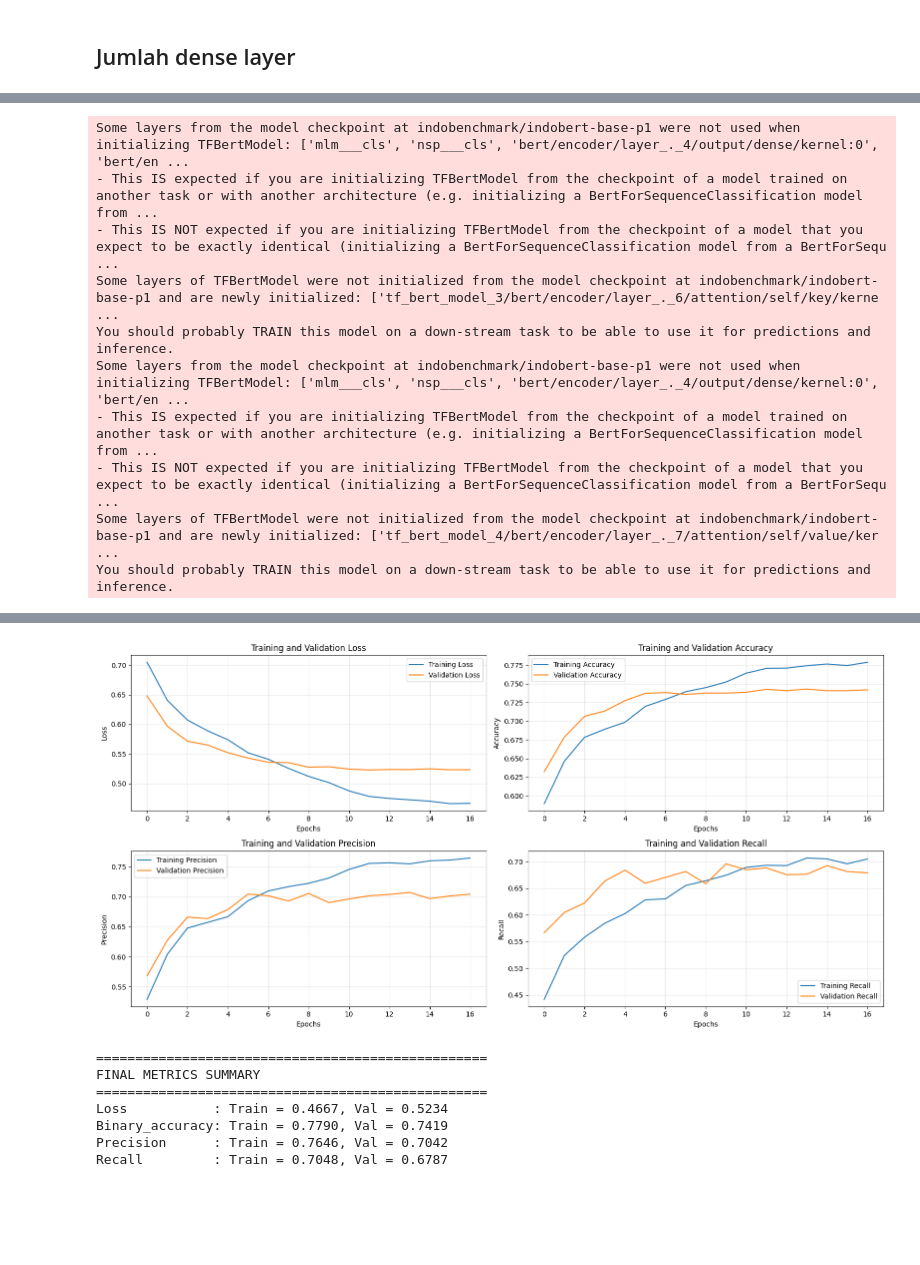
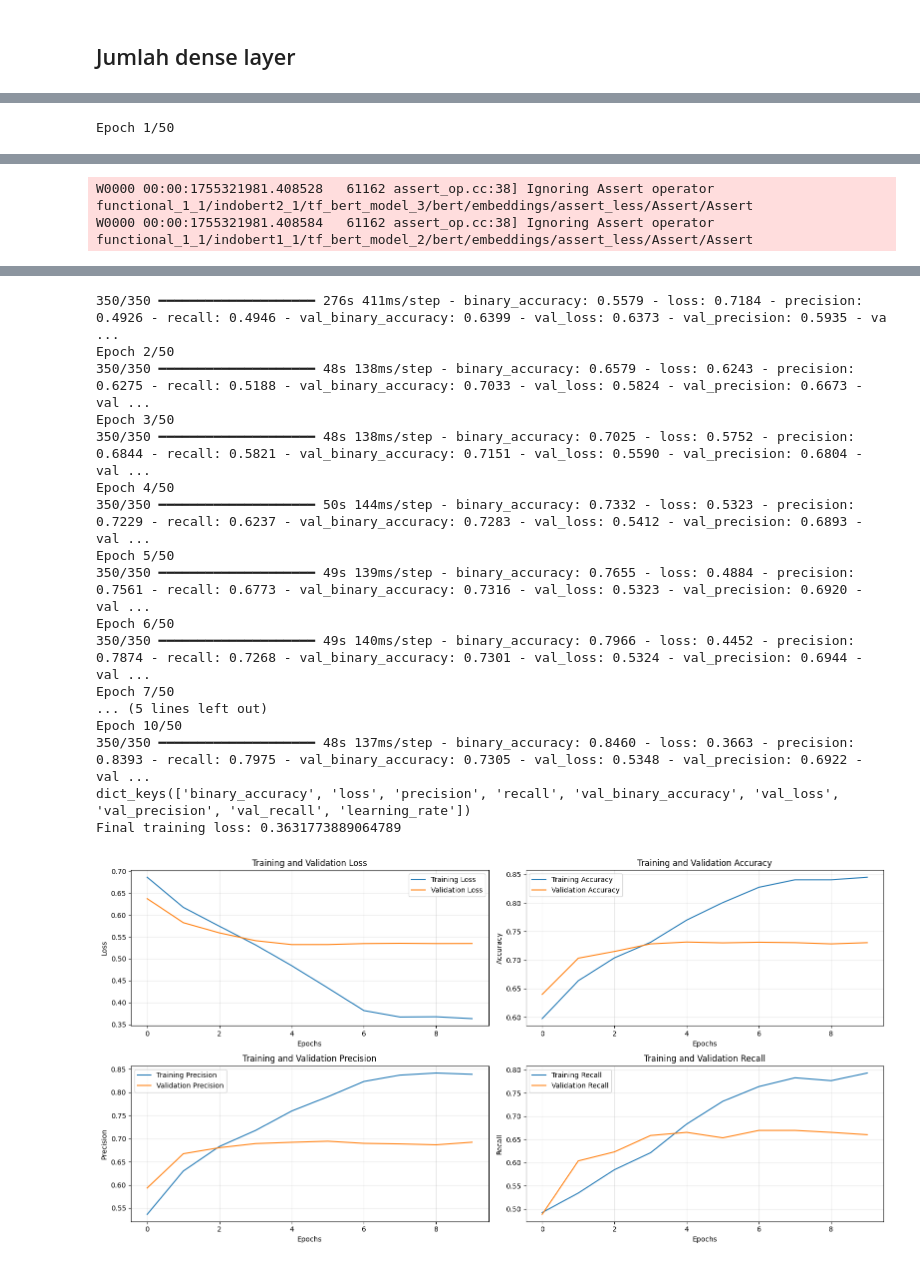
Before and after one commit to Sadrian69/Skripsi, a Jupyter notebook: tests.ipynb, the cells around one changed output, grey strips where cells are left out. Cells and saved outputs as stored; diff of their text form; code cells hidden in the pictures; blank space fills up the shorter version.

```diff
--- a/tests.ipynb
+++ b/tests.ipynb
@@ -1615,6 +1891,7 @@ Recall         : Train = 0.4537, Val = 0.5231
 ## Jumlah dense layer
 # %%
 def makemodel(output_bias=None):
+    # Text using IndoBertp1
     ids1 = tf.keras.layers.Input(shape=(32,), dtype=tf.int32, name="title")
     att1 = tf.keras.layers.Input(shape=(32,), dtype=tf.int32, name="titlemask")
     ids2 = tf.keras.layers.Input(shape=(128,), dtype=tf.int32, name="content")
@@ -1626,12 +1903,8 @@ def makemodel(output_bias=None):
     title = indobert1([ids1, att1])
     content = indobert2([ids2, att2])
 
+    # Image using EfficientNetV2s
     img1 = tf.keras.layers.Input(shape=(224,224,3), dtype=tf.uint8, name="image")
-
-    img_aug = tf.keras.layers.RandomRotation(0.2)(img1)
-    img_aug = tf.keras.layers.RandomTranslation(0.1, 0.1)(img_aug)
-    img_aug = tf.keras.layers.RandomFlip('horizontal')(img_aug)
-    img_aug = tf.keras.layers.RandomContrast(0.2)(img_aug)
 
     effi = EfficientNetV2B0(
         include_top = False,
@@ -1639,7 +1912,7 @@ def makemodel(output_bias=None):
         input_shape = (224,224,3),
         pooling = 'max'
     )
-    image = effi(img_aug)
+    image = effi(img1)
 
     fin = tf.keras.layers.concatenate([title, content, image])
     fin = tf.keras.layers.BatchNormalization()(fin)
@@ -1775,4 +2048,13 @@ for metric in metrics_to_show:
             print(f", Val = {val_val:.4f}")
         else:
             print()
+
+
+y_pred = moreDense.predict(dataVal)
+y_pred_binary = (y_pred > 0.5).astype(int)
+from sklearn.metrics import classification_report
+y_val = np.concatenate([y for _, y in dataVal.as_numpy_iterator()])
+print(classification_report(y_val, y_pred_binary,
+                           target_names=['Class_0', 'Class_1'],
+                           digits = 4))
 # %% [output]
@@ -1814,5 +2155,6 @@ Recall         : Train = 0.6315, Val = 0.6888
 # %%
 def makemodel(output_bias=None):
+    # Text using IndoBertp1
     ids1 = tf.keras.layers.Input(shape=(32,), dtype=tf.int32, name="title")
     att1 = tf.keras.layers.Input(shape=(32,), dtype=tf.int32, name="titlemask")
     ids2 = tf.keras.layers.Input(shape=(128,), dtype=tf.int32, name="content")
@@ -1824,12 +2166,8 @@ def makemodel(output_bias=None):
     title = indobert1([ids1, att1])
     content = indobert2([ids2, att2])
 
+    # Image using EfficientNetV2s
     img1 = tf.keras.layers.Input(shape=(224,224,3), dtype=tf.uint8, name="image")
-
-    img_aug = tf.keras.layers.RandomRotation(0.2)(img1)
-    img_aug = tf.keras.layers.RandomTranslation(0.1, 0.1)(img_aug)
-    img_aug = tf.keras.layers.RandomFlip('horizontal')(img_aug)
-    img_aug = tf.keras.layers.RandomContrast(0.2)(img_aug)
 
     effi = EfficientNetV2B0(
         include_top = False,
@@ -1837,7 +2175,7 @@ def makemodel(output_bias=None):
         input_shape = (224,224,3),
         pooling = 'max'
     )
-    image = effi(img_aug)
+    image = effi(img1)
 
     fin = tf.keras.layers.concatenate([title, content, image])
     fin = tf.keras.layers.BatchNormalization()(fin)
@@ -1963,14 +2301,14 @@ for metric in metrics_to_show:
             print(f", Val = {val_val:.4f}")
         else:
             print()
+
+
+y_pred = lessDense.predict(dataVal)
+y_pred_binary = (y_pred > 0.5).astype(int)
+from sklearn.metrics import classification_report
+y_val = np.concatenate([y for _, y in dataVal.as_numpy_iterator()])
+print(classification_report(y_val, y_pred_binary,
+                           target_names=['Class_0', 'Class_1'],
+                           digits = 4))
 # %% [output]
-Some layers from the model checkpoint at indobenchmark/indobert-base-p1 were not used when initializing TFBertModel: ['mlm___cls', 'nsp___cls', 'bert/encoder/layer_._4/output/dense/kernel:0', 'bert/en ...
-- This IS expected if you are initializing TFBertModel from the checkpoint of a model trained on another task or with another architecture (e.g. initializing a BertForSequenceClassification model from ...
-- This IS NOT expected if you are initializing TFBertModel from the checkpoint of a model that you expect to be exactly identical (initializing a BertForSequenceClassification model from a BertForSequ ...
-Some layers of TFBertModel were not initialized from the model checkpoint at indobenchmark/indobert-base-p1 and are newly initialized: ['tf_bert_model_3/bert/encoder/layer_._6/attention/self/key/kerne ...
-You should probably TRAIN this model on a down-stream task to be able to use it for predictions and inference.
-Some layers from the model checkpoint at indobenchmark/indobert-base-p1 were not used when initializing TFBertModel: ['mlm___cls', 'nsp___cls', 'bert/encoder/layer_._4/output/dense/kernel:0', 'bert/en ...
-- This IS expected if you are initializing TFBertModel from the checkpoint of a model trained on another task or with another architecture (e.g. initializing a BertForSequenceClassification model from ...
-- This IS NOT expected if you are initializing TFBertModel from the checkpoint of a model that you expect to be exactly identical (initializing a BertForSequenceClassification model from a BertForSequ ...
-Some layers of TFBertModel were not initialized from the model checkpoint at indobenchmark/indobert-base-p1 and are newly initialized: ['tf_bert_model_4/bert/encoder/layer_._7/attention/self/value/ker ...
-You should probably TRAIN this model on a down-stream task to be able to use it for predictions and inference.
+Epoch 1/50
@@ -1993,0 +2318,2 @@ Final training loss: 0.46669667959213257
+W0000 00:00:1755321981.408528   61162 assert_op.cc:38] Ignoring Assert operator functional_1_1/indobert2_1/tf_bert_model_3/bert/embeddings/assert_less/Assert/Assert
+W0000 00:00:1755321981.408584   61162 assert_op.cc:38] Ignoring Assert operator functional_1_1/indobert1_1/tf_bert_model_2/bert/embeddings/assert_less/Assert/Assert
@@ -1994,8 +2330,18 @@ Final training loss: 0.46669667959213257
+350/350 ━━━━━━━━━━━━━━━━━━━━ 276s 411ms/step - binary_accuracy: 0.5579 - loss: 0.7184 - precision: 0.4926 - recall: 0.4946 - val_binary_accuracy: 0.6399 - val_loss: 0.6373 - val_precision: 0.5935 - va ...
+Epoch 2/50
+350/350 ━━━━━━━━━━━━━━━━━━━━ 48s 138ms/step - binary_accuracy: 0.6579 - loss: 0.6243 - precision: 0.6275 - recall: 0.5188 - val_binary_accuracy: 0.7033 - val_loss: 0.5824 - val_precision: 0.6673 - val ...
+Epoch 3/50
+350/350 ━━━━━━━━━━━━━━━━━━━━ 48s 138ms/step - binary_accuracy: 0.7025 - loss: 0.5752 - precision: 0.6844 - recall: 0.5821 - val_binary_accuracy: 0.7151 - val_loss: 0.5590 - val_precision: 0.6804 - val ...
+Epoch 4/50
+350/350 ━━━━━━━━━━━━━━━━━━━━ 50s 144ms/step - binary_accuracy: 0.7332 - loss: 0.5323 - precision: 0.7229 - recall: 0.6237 - val_binary_accuracy: 0.7283 - val_loss: 0.5412 - val_precision: 0.6893 - val ...
+Epoch 5/50
+350/350 ━━━━━━━━━━━━━━━━━━━━ 49s 139ms/step - binary_accuracy: 0.7655 - loss: 0.4884 - precision: 0.7561 - recall: 0.6773 - val_binary_accuracy: 0.7316 - val_loss: 0.5323 - val_precision: 0.6920 - val ...
+Epoch 6/50
+350/350 ━━━━━━━━━━━━━━━━━━━━ 49s 140ms/step - binary_accuracy: 0.7966 - loss: 0.4452 - precision: 0.7874 - recall: 0.7268 - val_binary_accuracy: 0.7301 - val_loss: 0.5324 - val_precision: 0.6944 - val ...
+Epoch 7/50
+... (5 lines left out)
+Epoch 10/50
+350/350 ━━━━━━━━━━━━━━━━━━━━ 48s 137ms/step - binary_accuracy: 0.8460 - loss: 0.3663 - precision: 0.8393 - recall: 0.7975 - val_binary_accuracy: 0.7305 - val_loss: 0.5348 - val_precision: 0.6922 - val ...
+dict_keys(['binary_accuracy', 'loss', 'precision', 'recall', 'val_binary_accuracy', 'val_loss', 'val_precision', 'val_recall', 'learning_rate'])
+Final training loss: 0.3631773889064789
-[figure, old version]
+[figure, new version]
-==================================================
-FINAL METRICS SUMMARY
-==================================================
-Loss           : Train = 0.4667, Val = 0.5234
-Binary_accuracy: Train = 0.7790, Val = 0.7419
-Precision      : Train = 0.7646, Val = 0.7042
-Recall         : Train = 0.7048, Val = 0.6787
```
Also changed, not shown: parts of 13 cells of this notebook, 13 other files.
